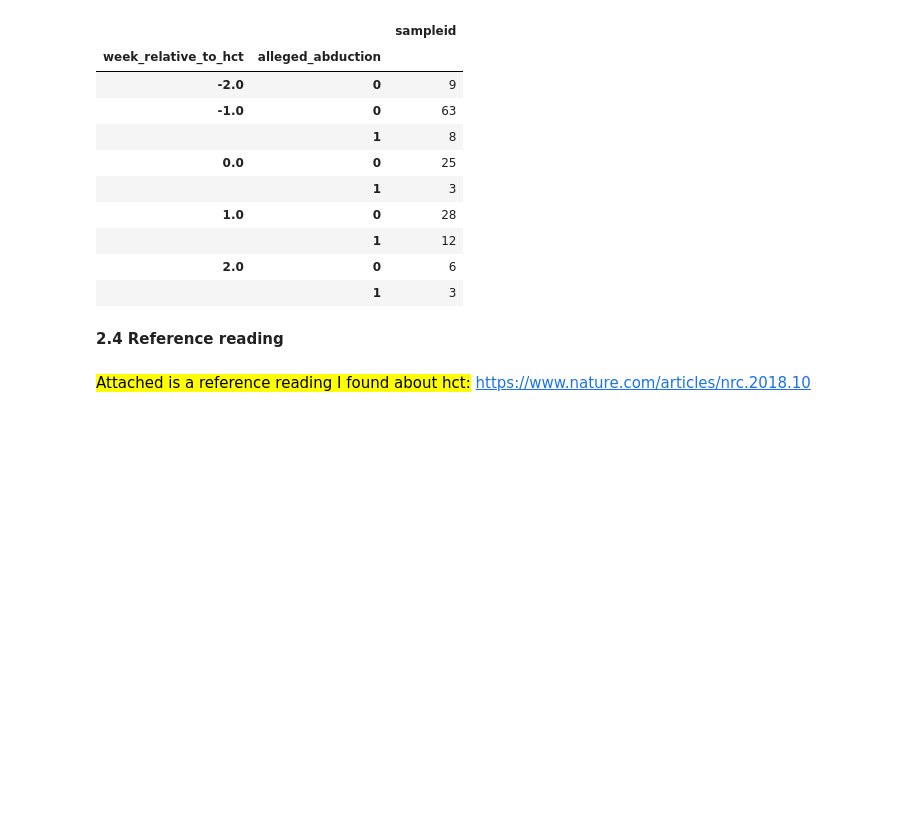
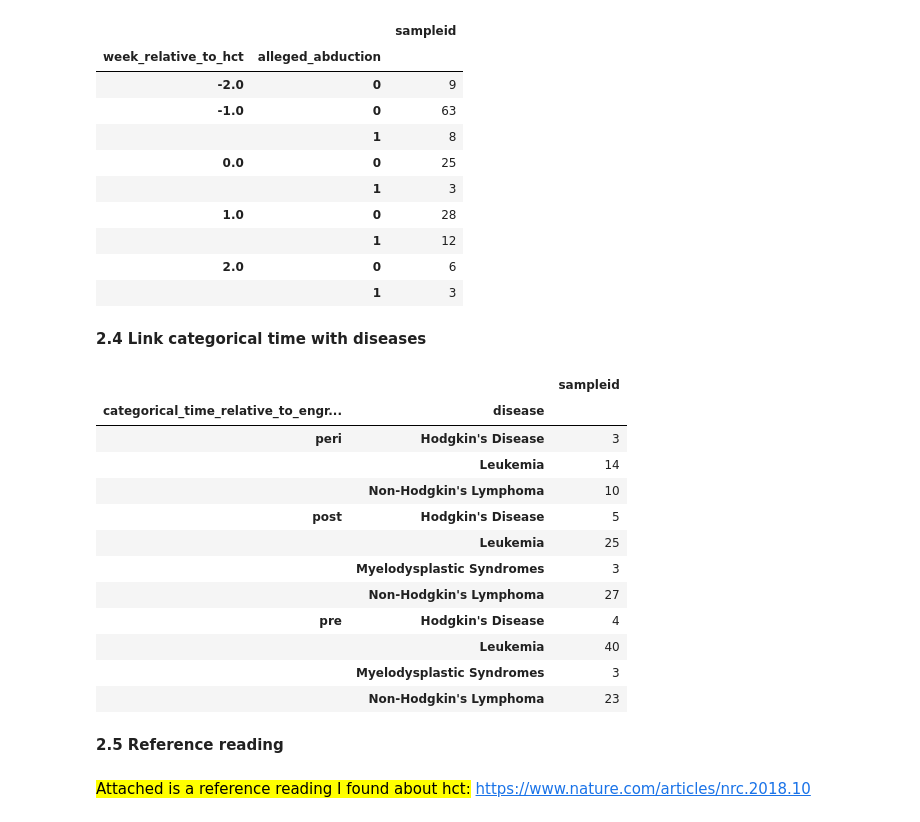
Before and after one commit to banucavlak/alien-cancer-cure, a Jupyter notebook: metadata_analysis.ipynb, the cells around one changed output. Cells and saved outputs as stored; diff of their text form; code cells hidden in the pictures; blank space fills up the shorter version.

```diff
--- a/metadata_analysis.ipynb
+++ b/metadata_analysis.ipynb
@@ -353,8 +353,28 @@ df_ab_samples
 |  | 1 | 12 |
 | 2.0 | 0 | 6 |
 |  | 1 | 3 |
+# %% [markdown]
+**2.4 Link categorical time with diseases**
+# %%
+df_dis_samples = df_meta[['categorical_time_relative_to_engraftment', 'disease', 'sampleid']]
+df_dis_samples = df_dis_samples.groupby(['categorical_time_relative_to_engraftment', 'disease']).count()
+df_dis_samples
+# %% [output]
+|  |  | sampleid |
+| categorical_time_relative_to_engr... | disease |  |
+| peri | Hodgkin's Disease | 3 |
+|  | Leukemia | 14 |
+|  | Non-Hodgkin's Lymphoma | 10 |
+| post | Hodgkin's Disease | 5 |
+|  | Leukemia | 25 |
+|  | Myelodysplastic Syndromes | 3 |
+|  | Non-Hodgkin's Lymphoma | 27 |
+| pre | Hodgkin's Disease | 4 |
+|  | Leukemia | 40 |
+|  | Myelodysplastic Syndromes | 3 |
+|  | Non-Hodgkin's Lymphoma | 23 |
 # %% [markdown]
-**2.4 Reference reading**
+**2.5 Reference reading**
 # %% [markdown]
 
 <mark>Attached is a reference reading I found about hct:</mark>
```
